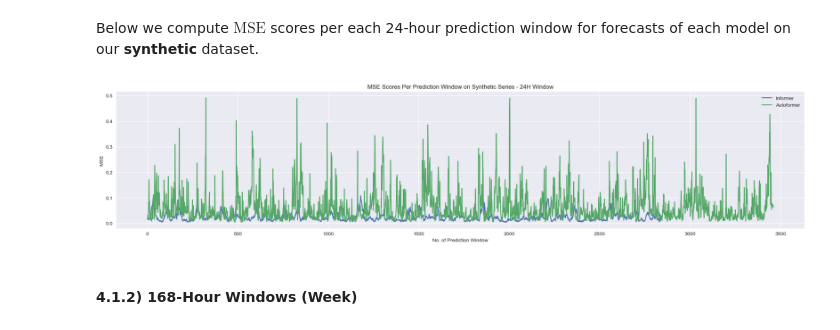
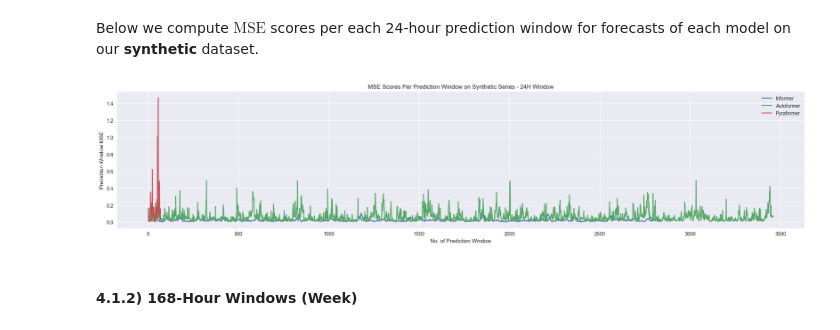
Before and after one commit to anasashb/TransformersEnergyTS, a Jupyter notebook: prototype.ipynb, the cells around one changed output. Cells and saved outputs as stored; diff of their text form; code cells hidden in the pictures.

```diff
--- a/prototype.ipynb
+++ b/prototype.ipynb
@@ -89,6 +111,3 @@ plt.show()
-# %%
-# Generate second time series
-df2 = SynthMaker.synthesize_single_series()
 # %%
 df2.head()
 # %% [output]
@@ -174,2 +248,23 @@ for item in hour_list:
 # %% [markdown]
 To better see the small scale differences between the two datasets we present three graphs of each dataset displaying a day, a week and a month.
+# %%
+title_list_synth = ["24 Hour Example - Synthetic Series ","Weekly Example - Synthetic Series", "Monthly Example - Synthetic Series"]
+title_list_energy = ["24 Hour Example - German Wind Energy Output","Weekly Example - German Wind Energy Output", "Monthly Example - German Wind Energy Output"]
+#xticks = [pd.date_range(start="2023-12-31 00:00:00", end="2023-12-31 23:00:00", freq='2H'),pd.date_range(start="2023-12-25 00:00:00", end="2024-01-01 00:00:00", freq='D'),pd.date_range(start="2023-11-30 00:00:00", end="2023-12-31 23:00:00", freq='3D')]
+
+fig, axes = plt.subplots(nrows=2, ncols=3, figsize=(15, 10))
+for i, ax in enumerate(axes.flatten()):
+    df = df1 if i < 3 else df3
+    item = i if i < 3 else i - 3
+    title_list = title_list_synth if i < 3 else title_list_energy
+
+    ax.plot(pd.to_datetime(df['date'][-hour_list[item]:]), df['TARGET'][-hour_list[item]:])
+    ax.set_title(title_list[item])
+    ax.xaxis.set_major_formatter(mdates.DateFormatter('%Y-%m-%d %H:%M'))
+    ax.set_xlabel('Date')
+    #ax.set_xticks(xticks[item])
+    ax.tick_params(axis='x', rotation=45)
+    ax.set_ylabel('Output in Percent of Generation Capacity (base 2015)')
+
+plt.tight_layout()
+plt.show()
@@ -279,6 +376,9 @@ autoformer_synthtrue_24 = np.load('results/Synth1_96_24_Autoformer_Synth1_ftS_sl
 autoformer_synthmetrics_24 = np.load('results/Synth1_96_24_Autoformer_Synth1_ftS_sl96_ll48_pl24_dm512_nh8_el2_dl1_df2048_fc1_ebtimeF_dtTrue_Exp_0/metrics.npy')
 
 # Load Pyraformer Results for 24-Hour Synthetic Data
+pyraformer_synthpreds_24 = np.load('Pyraformer/data/synthetic/predictions_synthetic_24_0.npy')
+pyraformer_synthtrue_24 = np.load('Pyraformer/data/synthetic/trues_synthetic_24_0.npy')
+pyraformer_synthmetrics_24 = np.load('Pyraformer/results/syntheticmetricssynthetic24.npy')
 
 # Load Informer Results for 168-Hour Synthetic Data
 informer_synthpreds_168 = np.load('results/informerstack_SYNTHh1_ftS_sl96_ll48_pl168_dm512_nh8_el[3, 2, 1]_dl2_df2048_atprob_fc5_ebtimeF_dtTrue_mxTrue_exp_0/pred.npy')
@@ -291,7 +391,9 @@ autoformer_synthtrue_168 = np.load('results/Synth1_96_168_Autoformer_Synth1_ftS_
 autoformer_synthmetrics_168 = np.load('results/Synth1_96_168_Autoformer_Synth1_ftS_sl96_ll48_pl168_dm512_nh8_el2_dl1_df2048_fc1_ebtimeF_dtTrue_Exp_0/metrics.npy')
 
 # Load Pyraformer Results for 168-Hour Synthetic Data
-
+pyraformer_synthpreds_168 = np.load('Pyraformer/data/synthetic/predictions_synthetic_168_0.npy')
+pyraformer_synthtrue_168 = np.load('Pyraformer/data/synthetic/trues_synthetic_168_0.npy')
+pyraformer_synthmetrics_168 = np.load('Pyraformer/results/syntheticmetricssynthetic168.npy')
 # Load Informer Results for 720-Hour Synthetic Data
 informer_synthpreds_720 = np.load('results/informerstack_SYNTHh1_ftS_sl96_ll48_pl720_dm512_nh8_el[3, 2, 1]_dl2_df2048_atprob_fc5_ebtimeF_dtTrue_mxTrue_exp_0/pred.npy')
 informer_synthtrue_720 = np.load('results/informerstack_SYNTHh1_ftS_sl96_ll48_pl720_dm512_nh8_el[3, 2, 1]_dl2_df2048_atprob_fc5_ebtimeF_dtTrue_mxTrue_exp_0/true.npy')
@@ -303,3 +405,6 @@ autoformer_synthtrue_720 = np.load('results/Synth1_96_720_Autoformer_Synth1_ftS_
 autoformer_synthmetrics_720 = np.load('results/Synth1_96_720_Autoformer_Synth1_ftS_sl96_ll48_pl720_dm512_nh8_el2_dl1_df2048_fc1_ebtimeF_dtTrue_Exp_0/metrics.npy')
 
 # Load Pyraformer Results for 720-Hour Synthetic Data
+pyraformer_synthpreds_720 = np.load('Pyraformer/data/synthetic/predictions_synthetic_720_0.npy')
+pyraformer_synthtrue_720 = np.load('Pyraformer/data/synthetic/trues_synthetic_720_0.npy')
+pyraformer_synthmetrics_720 = np.load('Pyraformer/results/syntheticmetricssynthetic720.npy')
@@ -310,23 +423,20 @@ Below we compute $\text{MSE}$ scores per each 24-hour prediction window for fore
 # %%
 informer_errors_synth_24 = np.array([MSE(informer_synthpreds_24[i, :, :], informer_synthtrue_24 [i, :, :]) for i in range(len(informer_synthpreds_24))])
 autoformer_errors_synth_24 = np.array([MSE(autoformer_synthpreds_24[i, :, :], autoformer_synthtrue_24[i, :, :]) for i in range(len(autoformer_synthpreds_24))])
-#pyraformer_errors_synth_24 =
-
-
-#pyraformer_errors_synth_24 =
+pyraformer_errors_synth_24 = np.array([MSE(pyraformer_synthpreds_24[i, :, :], pyraformer_synthtrue_24[i, :, :]) for i in range(len(pyraformer_synthpreds_24))])
 # %%
 plt.figure(figsize=(25, 5))
 plt.plot(informer_errors_synth_24, label='Informer')
 plt.plot(autoformer_errors_synth_24, label='Autoformer')
-#plt.plot(pyraformer_errors_synth_24, label='Pyraformer')
+plt.plot(pyraformer_errors_synth_24, label='Pyraformer')
 plt.title('MSE Scores Per Prediction Window on Synthetic Series - 24H Window')
 plt.xlabel('No. of Prediction Window')
-plt.ylabel('MSE')
+plt.ylabel('Prediction Window MSE')
 plt.legend()
 plt.show()
 plt.close()
 # %% [output]
-[figure, old version]
+[figure, new version]
 # %% [markdown]
 #### **4.1.2) 168-Hour Windows (Week)**
 # %% [markdown]
```
Also changed, not shown: parts of 30 cells of this notebook, 1 other file.
